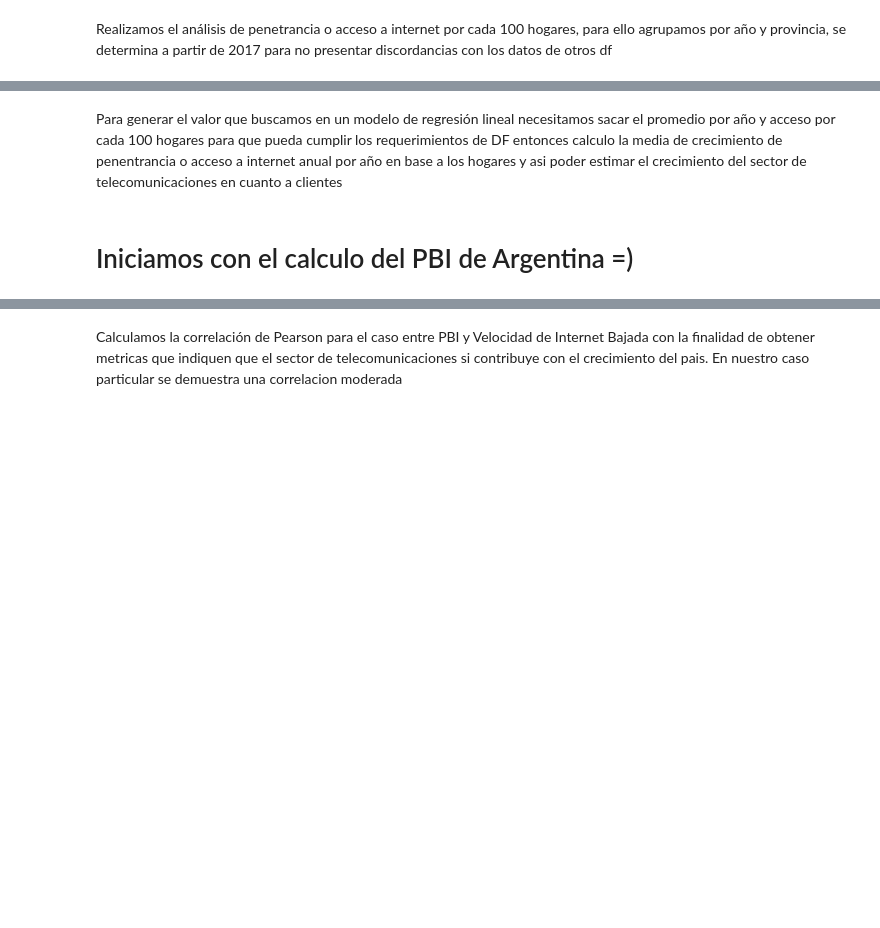
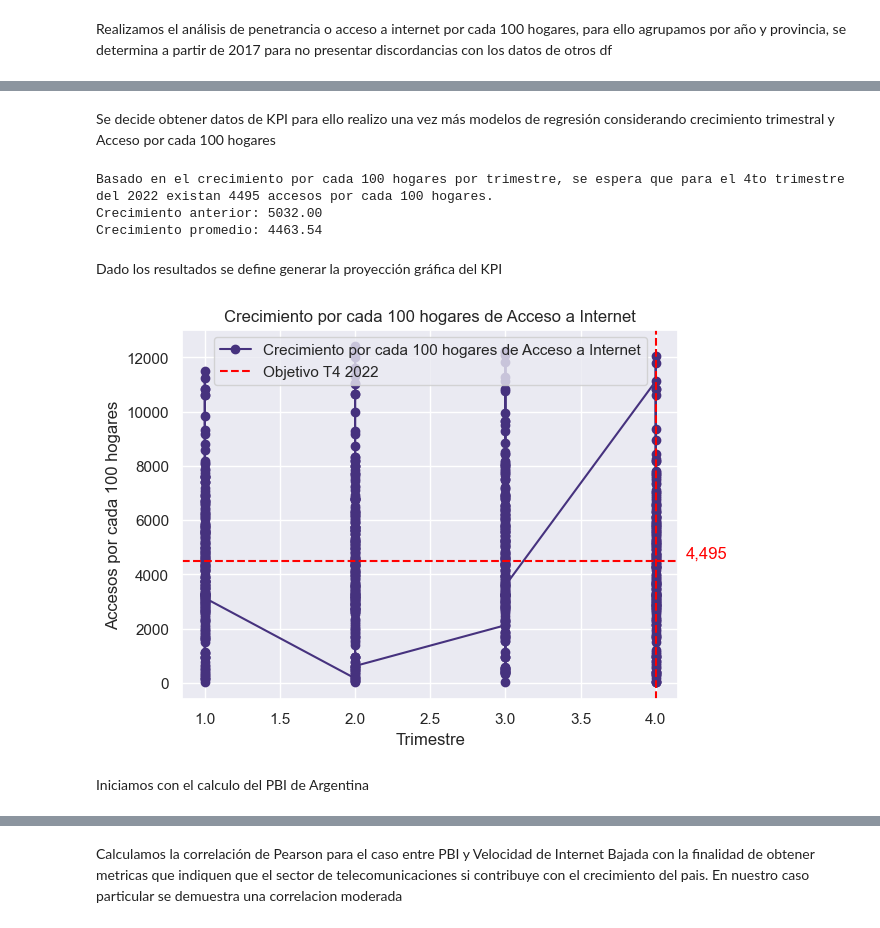
Before and after one commit to EmilianoEmanuelSosa/Telecom-Analytics-Engine, a Jupyter notebook: Cambios.ipynb, the cells around one changed output, grey strips where cells are left out. Drawn from its saved outputs; the diff is of its cells as text; code cells hidden in the pictures; blank space fills up the shorter version.

```diff
--- a/Cambios.ipynb
+++ b/Cambios.ipynb
@@ -432,21 +552,64 @@ for year, data_year in Internet_Penetracion[Internet_Penetracion['Año'] >= 2017
-# %% [markdown]
-Para generar el valor que buscamos en un modelo de regresión lineal necesitamos sacar el promedio por año y acceso por cada 100
-hogares para que pueda cumplir los requerimientos de DF entonces calculo la media de crecimiento de penentrancia o acceso a internet
-anual por año en base a los hogares y asi poder estimar el crecimiento del sector de telecomunicaciones en cuanto a clientes
-# %%
-# Eliminar las comas de los valores en la columna 'Accesos por cada 100 hogares'
-Internet_Penetracion['Accesos por cada 100 hogares'] = Internet_Penetracion['Accesos por cada 100 hogares'].str.replace(',', '')
-
-# Convertir la columna 'Accesos por cada 100 hogares' a tipo numérico
-Internet_Penetracion['Accesos por cada 100 hogares'] = pd.to_numeric(Internet_Penetracion['Accesos por cada 100 hogares'], errors='coerce')
-
-# Calcular la media de PenetracionInternet a nivel nacional por año
-PenetracionMediaNacional = Internet_Penetracion.groupby('Año')['Accesos por cada 100 hogares'].mean().reset_index()
-
-# Mostrar el DataFrame con la media de penetración de internet a nivel nacional por año
-print(PenetracionMediaNacional)
+# %% [markdown]
+Se decide obtener datos de KPI para ello realizo una vez más modelos de regresión considerando crecimiento trimestral y Acceso por cada 100 hogares
+# %%
+# Primero ordenamos los datos por trimestree dado que existía un error en la correlacion.
+datos_ordenados = Internet_Penetracion.sort_values('Trimestre') #Para ello utilizamos el método sort_value e indicamos la columna a ordenar
+
+# Se asignan los datos de entrenamiento
+X_train = datos_ordenados['Trimestre'].values.reshape(-1, 1) #Variable independiente
+y_train = datos_ordenados['Accesos por cada 100 hogares'] #Variable dependiente
+
+
+# Ajustar el modelo utilizando los datos de entrenamiento
+modelo.fit(X_train, y_train)
+
+# Realizar la proyección para el cuarto trimestre del 2022
+trimestre_2022 = 4
+X_2022 = [[trimestre_2022]]
+proyeccion_2022 = modelo.predict(X_2022)
+
+# Redondear la proyección a un número entero
+proyeccion_2022_entero = int(round(proyeccion_2022[0]))
+
+# Obtener los últimos dos valores de la serie
+ultimo_valor = y_train.iloc[-1]
+penultimo_valor = y_train.iloc[-2]
+
+# Calcular el crecimiento anterior y promedio
+crecimiento_anterior = ultimo_valor - penultimo_valor
+crecimiento_promedio = y_train.mean()
+
+# Mostrar el resultado de la proyección y los crecimientos
+print("Basado en el crecimiento por cada 100 hogares por trimestre, se espera que para el 4to trimestre del 2022 existan", proyeccion_2022_entero, "accesos por cada 100 hogares.")
+print("Crecimiento anterior: {:.2f}".format(crecimiento_anterior))
+print("Crecimiento promedio: {:.2f}".format(crecimiento_promedio))
+# %% [output]
+Basado en el crecimiento por cada 100 hogares por trimestre, se espera que para el 4to trimestre del 2022 existan 4495 accesos por cada 100 hogares.
+Crecimiento anterior: 5032.00
+Crecimiento promedio: 4463.54
+# %% [markdown]
+Dado los resultados se define generar la proyección gráfica del KPI
+# %%
+# Crear el gráfico de crecimiento por cada 100 hogares de acuerdo al trimestre.
+plt.plot(datos_ordenados['Trimestre'], datos_ordenados['Accesos por cada 100 hogares'], marker='o', label='Crecimiento por cada 100 hogares de Acceso a Internet')
+
+# Establecer las metas u objetivos para el 4to trimestre de 2022
+plt.axvline(x=4, color='red', linestyle='--', label='Objetivo T4 2022')
+plt.axhline(y=proyeccion_2022_entero, color='red', linestyle='--')
+plt.text(4.2, proyeccion_2022_entero + 100, f'{proyeccion_2022_entero:,}', color='red')
+
+# Personalizar el gráfico
+plt.title('Crecimiento por cada 100 hogares de Acceso a Internet')
+plt.xlabel('Trimestre')
+plt.ylabel('Accesos por cada 100 hogares')
+plt.legend()
+
+# Mostrar el gráfico
+plt.show()
+# %% [output]
+[figure, added]
 # %% [markdown]
-# Iniciamos con el calculo del PBI de Argentina =)
+Iniciamos con el calculo del PBI de Argentina
 # %%
 import pandas as pd
 
```
Also changed, not shown: parts of 40 cells of this notebook, 2 other files.
